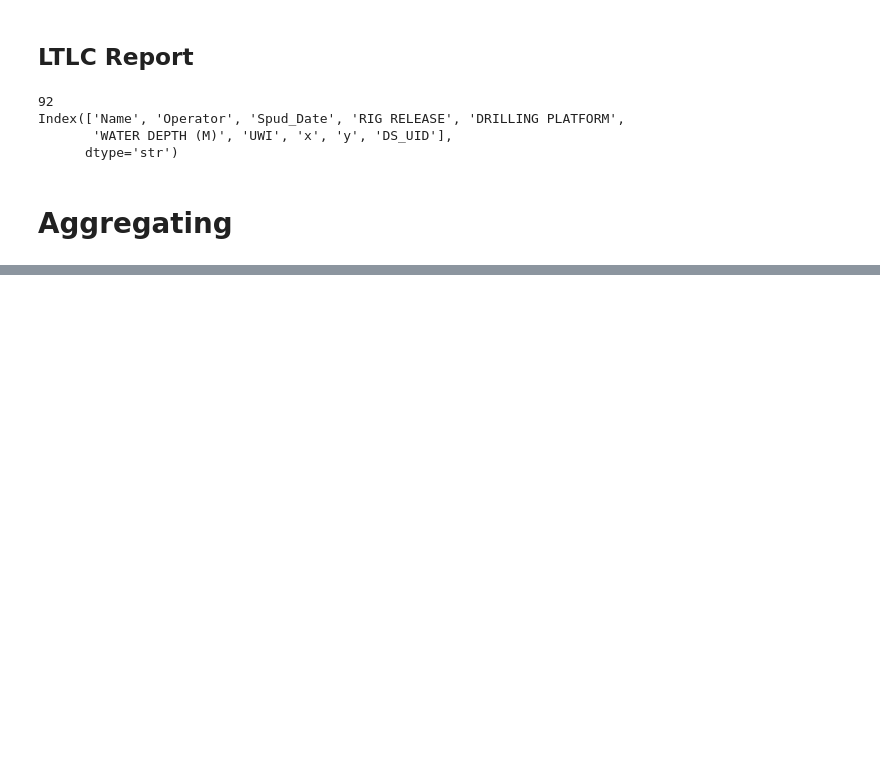
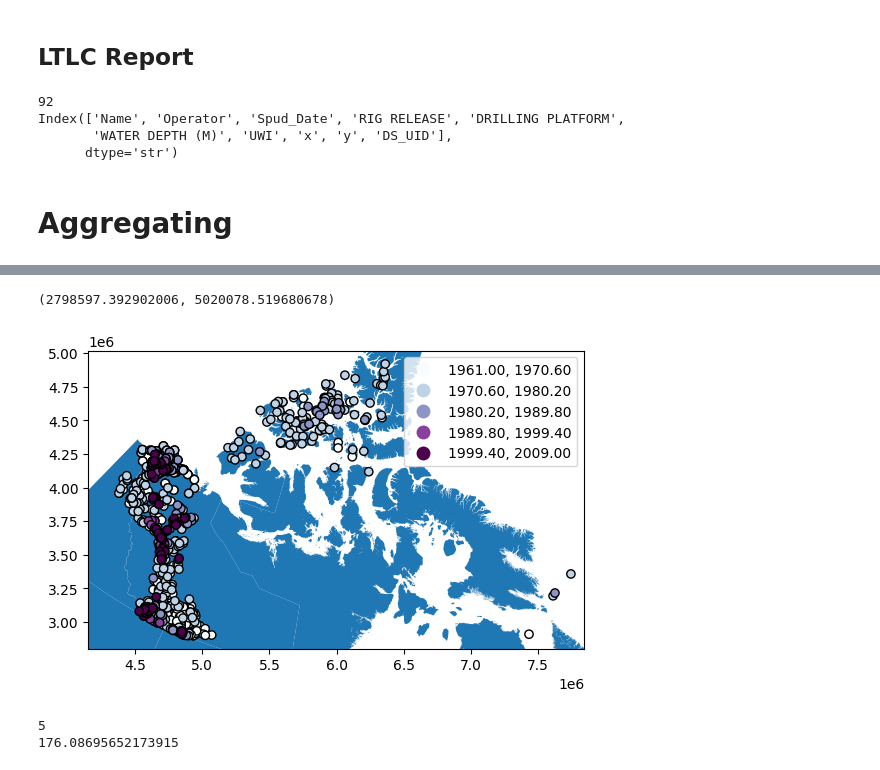
Before and after one commit to gsc-permafrost/NorthernWellSites, a Jupyter notebook: NorthernWellDatabase.ipynb, the cells around one changed output, grey strips where cells are left out. Cells and saved outputs as stored; diff of their text form; code cells hidden in the pictures; blank space fills up the shorter version.

```diff
--- a/NorthernWellDatabase.ipynb
+++ b/NorthernWellDatabase.ipynb
@@ -475,0 +573,36 @@ ax.set_ylim(tb[1]-tol,tb[3]+tol)
+# %%
+import mapclassify
+
+fig,ax=plt.subplots()
+prov.plot(ax=ax)
+gdf = gdf.sort_values(by='Spud_Year',ascending=True)
+gdf.loc[((gdf['Spud_Year']>1960)&(gdf['Spud_Year']<2010))].plot(
+    ax=ax,
+    column='Spud_Year',
+    legend=True,
+    scheme="EqualInterval",
+    k=5,
+    cmap="BuPu",
+    edgecolor='k'
+    )
+tb = gdf.total_bounds
+tol = 1e5
+ax.set_xlim(tb[0]-tol,tb[2]+tol)
+ax.set_ylim(tb[1]-tol,tb[3]+tol)
+# gdf
+# %% [output]
+(2798597.392902006, 5020078.519680678)
+[figure, added]
+# %%
+RE = 1.7e-15
+CH4 = 5#12.3
+GWP = 81
+CO2_eq = CH4*GWP
+time = 1
+CO2_gas_kg_l = 2.3
+
+print(CH4*time)
+print(CO2_eq/CO2_gas_kg_l*time)
+# %% [output]
+5
+176.08695652173915
```
Also changed, not shown: parts of 11 cells of this notebook, 17 other files.
